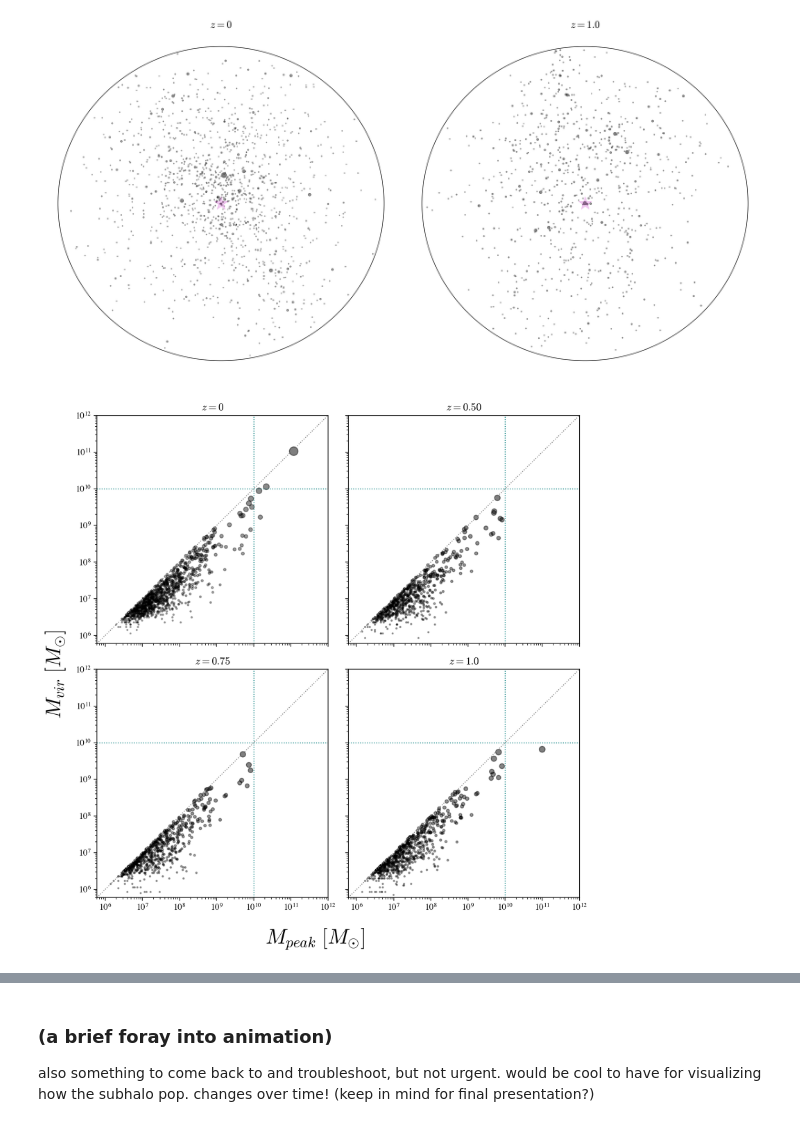
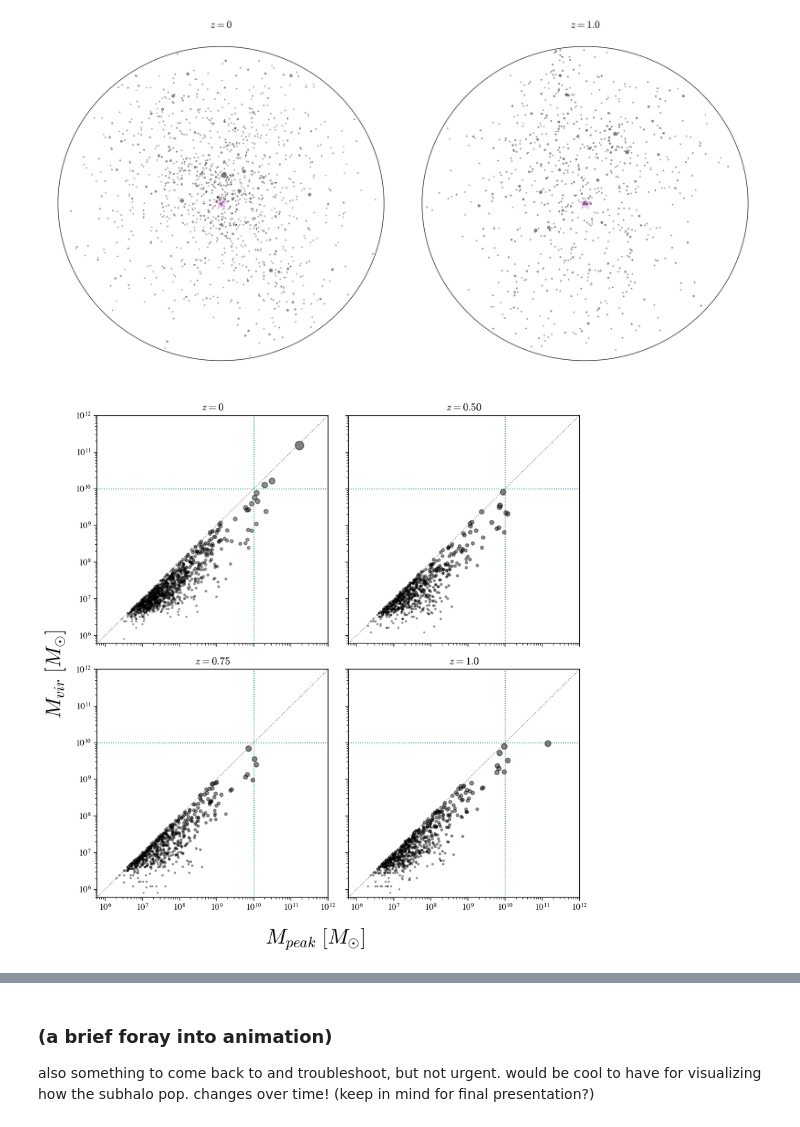
Before and after one commit to theotherlogan/nsbp-2023, a Jupyter notebook: notebooks/w3_work.ipynb, the cells around one changed output, grey strips where cells are left out. Cells and saved outputs as stored; diff of their text form; code cells hidden in the pictures.

Commit message:
minor scaling changes (scatterplots)

```diff
--- a/notebooks/w3_work.ipynb
+++ b/notebooks/w3_work.ipynb
@@ -155,7 +155,7 @@ halos_50, subhalos_50, host_ind_50 = cdm.get_z(0.50, True)
 
 fig, ax = plt.subplots(2, 2, figsize=(9, 9))
 
-ax[0][0].scatter(subhalos['Mpeak'], subhalos['Mvir'], s=subhalos['Rvir'],
+ax[0][0].scatter(subhalos['Mpeak']/0.7, subhalos['Mvir']/0.7, s=subhalos['Rvir'],
             alpha=0.5*np.log10(subhalos['Mvir'])/np.max(np.log10(subhalos['Mvir'])),c='k')
 ax[0][0].set_xscale('log')
 ax[0][0].set_yscale('log')
@@ -168,7 +168,7 @@ ax[0][0].axvline(x=1e10, color='teal', linestyle=':', lw=1)
 ax[0][0].plot(np.linspace(6e5, 1e12, 100), np.linspace(6e5, 1e12, 100), color='gray', linestyle=':', lw=1)
 
 
-ax[1][0].scatter(subhalos_75['Mpeak'], subhalos_75['Mvir'], s=subhalos_75['Rvir'],
+ax[1][0].scatter(subhalos_75['Mpeak']/0.7, subhalos_75['Mvir']/0.7, s=subhalos_75['Rvir'],
             alpha=0.5*np.log10(subhalos_75['Mvir'])/np.max(np.log10(subhalos_75['Mvir'])),c='k')
 ax[1][0].set_xscale('log')
 ax[1][0].set_yscale('log')
@@ -179,37 +179,37 @@ ax[1][0].axhline(y=1e10, color='teal', linestyle=':', lw=1)
 ax[1][0].axvline(x=1e10, color='teal', linestyle=':', lw=1)
 ax[1][0].plot(np.linspace(6e5, 1e12, 100), np.linspace(6e5, 1e12, 100), color='gray', linestyle=':', lw=1)
 
-ax[0][1].scatter(subhalos_50['Mpeak'], subhalos_50['Mvir'], s=subhalos_50['Rvir'],
+ax[0][1].scatter(subhalos_50['Mpeak']/0.7, subhalos_50['Mvir']/0.7, s=subhalos_50['Rvir'],
             alpha=0.5*np.log10(subhalos_50['Mvir'])/np.max(np.log10(subhalos_50['Mvir'])),c='k')
 ax[0][1].set_xscale('log')
 ax[0][1].set_yscale('log')
 ax[0][1].set_xlim(6e5,1e12)
 ax[0][1].set_ylim(6e5, 1e12)
 ax[0][1].set_title(r'$z = 0.50$')
 ax[0][1].set_xticklabels([])
 ax[0][1].set_yticklabels([])
 ax[0][1].axhline(y=1e10, color='teal', linestyle=':', lw=1)
 ax[0][1].axvline(x=1e10, color='teal', linestyle=':', lw=1)
 ax[0][1].plot(np.linspace(6e5, 1e12, 100), np.linspace(6e5, 1e12, 100), color='gray', linestyle=':', lw=1)
 
-ax[1][1].scatter(subhalos_1['Mpeak'], subhalos_1['Mvir'], s=subhalos_1['Rvir'],
+ax[1][1].scatter(subhalos_1['Mpeak']/0.7, subhalos_1['Mvir']/0.7, s=subhalos_1['Rvir'],
             alpha=0.5*np.log10(subhalos_1['Mvir'])/np.max(np.log10(subhalos_1['Mvir'])),c='k')
 ax[1][1].set_xscale('log')
 ax[1][1].set_yscale('log')
 ax[1][1].set_xlim(6e5,1e12)
 ax[1][1].set_ylim(6e5, 1e12)
 ax[1][1].set_title(r'$z = 1.0$')
 ax[1][1].set_yticklabels([])
 ax[1][1].axhline(y=1e10, color='teal', linestyle=':', lw=1)
 ax[1][1].axvline(x=1e10, color='teal', linestyle=':', lw=1)
 ax[1][1].plot(np.linspace(6e5, 1e12, 100), np.linspace(6e5, 1e12, 100), color='gray', linestyle=':', lw=1)
 
 fig.supylabel(r'$M_{vir}$ $[M_{\odot}]$', fontsize=24)
 fig.supxlabel(r'$M_{peak}$ $[M_{\odot}]$', fontsize=24)
 
 plt.tight_layout()
 plt.show()
 # %% [output]
-[figure, old version]
+[figure, new version]
 # %%
 halos_wdm, subhalos_wdm, host_ind_wdm = wdm.get_z(0, True)
```
Also changed, not shown: parts of 1 cell of this notebook.
